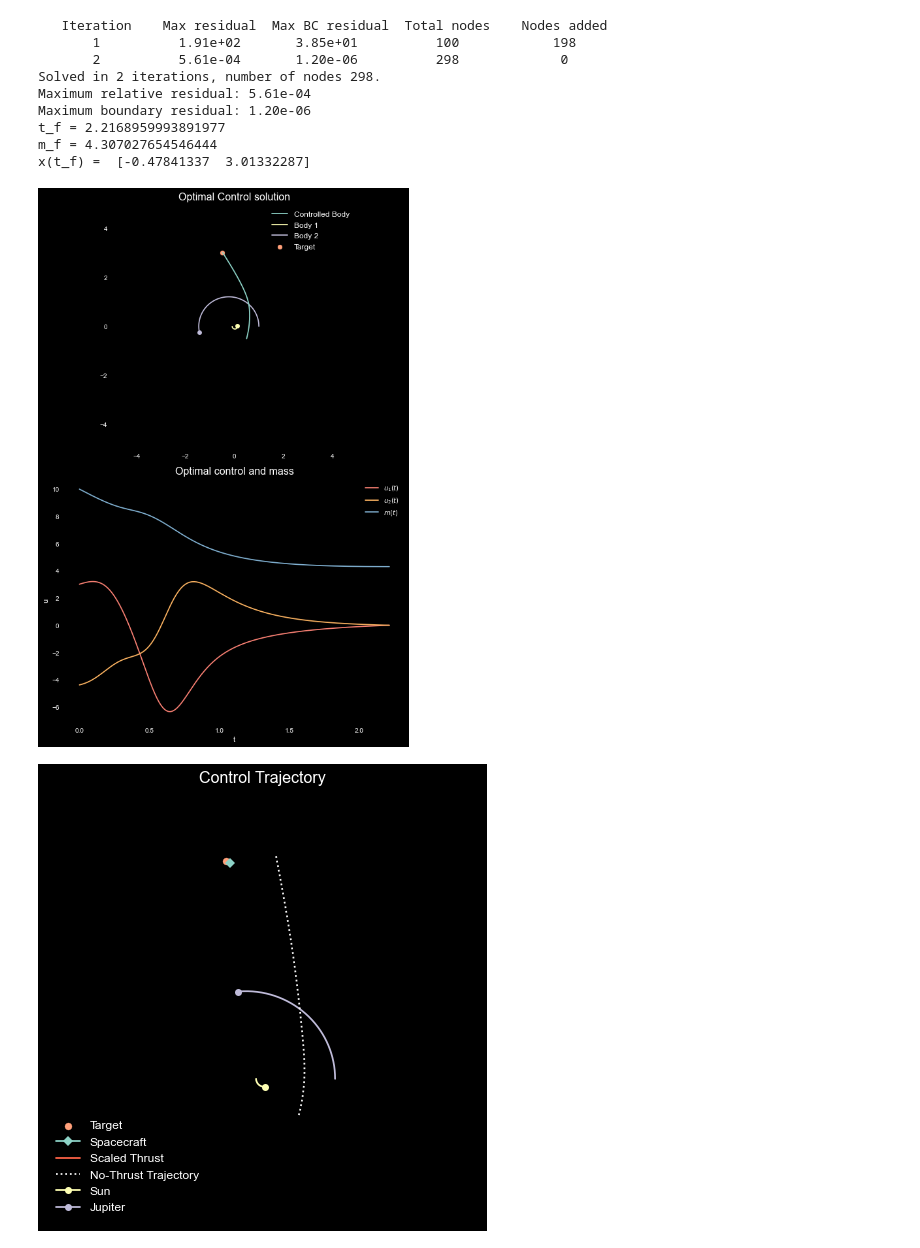
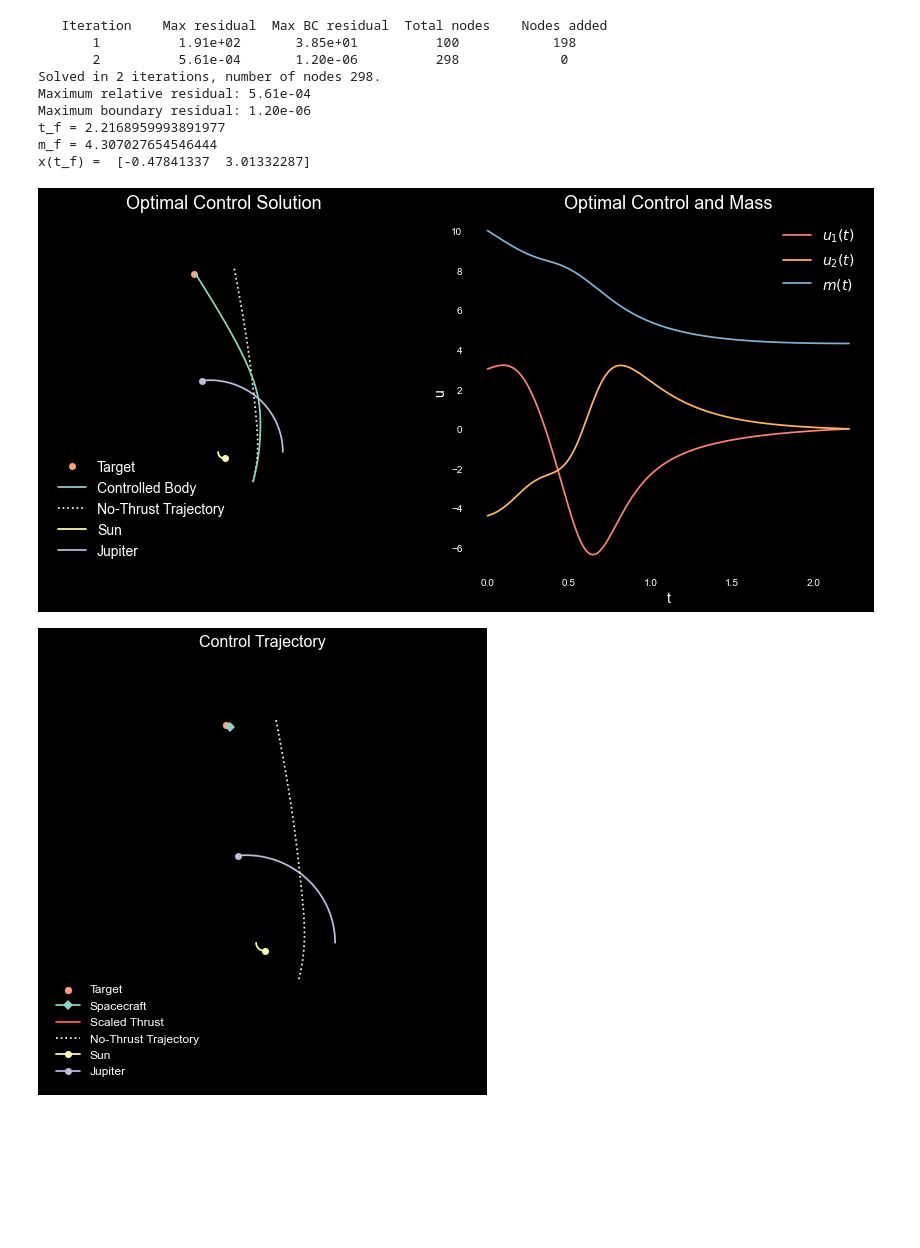
Before and after one commit to samcochran/optimal-spacecraft-control, a Jupyter notebook: Code/Sam2.ipynb, the cells around one changed output. Saved outputs shown, nothing was run; the diff lists cells and outputs as text; code cells hidden in the pictures; blank space fills up the shorter version.

```diff
--- a/Code/Sam2.ipynb
+++ b/Code/Sam2.ipynb
@@ -46,18 +46,26 @@ def solar_sys_sol(x0, v0, masses, target, m0, t_guess=1, plot_initial=False, ver
                                       verbose=verbose, max_nodes=20_000)
     return sol, sol2, u
 
-def plot_solar_sys_sol(sol, sol2, target, filename=None):
+def plot_solar_sys_sol(sol, sol2, target, filename=None, x_lim=None, y_lim=None):
     print("t_f =", sol2.p[0])
     print("m_f =", sol2.y[4,-1])
     print("x(t_f) = ", sol2.y[:2, -1])
-
-    fig, axs = plt.subplots(2,1, figsize=(8, 12))
-    ax1, ax2 = axs
-
+    tf = sol2.p[0]
+    N = sol2.y.shape[1]
+    grid = np.linspace(0, tf, N)
+    fig, axes = plt.subplots(1, 2, figsize=(12, 6))
+    ax1, ax2 = axes
+    ax1.plot(*targ, color="lightsalmon", marker='o', label="Target", ls='')
     ax1.plot(sol2.y[0], sol2.y[1], zorder=10, label="Controlled Body")
-#     ax1.scatter(*pos_guess, color="C2", marker='o', label="Position at t_guess", zorder=5)
-    ax1.scatter(*targ, color="lightsalmon", marker='o', label="Target", zorder=6)
-    plot_nbody(sol.y, "Optimal Control solution", ax=ax1, plot_third=False)
+    ax1.plot(sol.sol(grid)[6, :], sol.sol(grid)[7, :], ls=':', color='whitesmoke', label='No-Thrust Trajectory')
+    plot_nbody(sol.sol(grid), "Optimal Control Solution", ax=ax1, plot_third=False, body_names=['Sun', 'Jupiter', 'None'])
+    ax1.axis('off')
+    ax1.legend(loc='lower left', fontsize=14)
+    if x_lim is not None:
+        ax1.set_xlim(x_lim)
+    if y_lim is not None:
+        ax1.set_ylim(y_lim)
+    ax1.set_title('Optimal Control Solution', fontsize=18)
 
     #Plot optimal control over time
     u1, u2 = u
@@ -65,11 +73,11 @@ def plot_solar_sys_sol(sol, sol2, target, filename=None):
     ax2.plot(t, u1, c='C3', label="$u_1(t)$")
     ax2.plot(t, u2, c='C5', label="$u_2(t)$")
     ax2.plot(t, sol2.y[4], c='C4', label="$m(t)$")
-    ax2.set_xlabel("t")
-    ax2.set_ylabel("u")
-    ax2.legend()
+    ax2.set_xlabel("t", fontsize=14)
+    ax2.set_ylabel("u", fontsize=14)
+    ax2.legend(fontsize=14)
     ax2.grid() #remove grid
-    ax2.set_title("Optimal control and mass", fontsize=16)
+    ax2.set_title("Optimal Control and Mass", fontsize=18)
 
     plt.tight_layout()
     if filename is not None:
@@ -78,30 +86,31 @@ def plot_solar_sys_sol(sol, sol2, target, filename=None):
 # %%
 targ = np.array([-.5, 3])
 sol, sol2, u = solar_sys_sol(x0=np.array([.5, -.5]),
                         v0=np.array([.5, 2]),
                         masses=np.array([1, .09, 0]),
                         target=targ,
                         m0=np.array([10]),
                         t_guess=2,
                         plot_initial=True,
                         verbose=2)
 
-plot_solar_sys_sol(sol, sol2, targ, filename='./../Plots/initial_control_attempt')
+plot_solar_sys_sol(sol, sol2, targ, filename='./../Plots/initial_control_attempt',
+                   x_lim=(-3, 3), y_lim=(-2, 4))
 animate_control(sol, sol2, u, targ, 'Control Trajectory', '/../Animations/initial_control_attempt',
                 skip=5, interval=100., lim=(-3, 3, -2, 4))
 # %% [output]
 t_guess = 2, Position: [0.22631237 2.85722818]
 [figure]
    Iteration    Max residual  Max BC residual  Total nodes    Nodes added
        1          1.91e+02       3.85e+01          100            198
        2          5.61e-04       1.20e-06          298             0
 Solved in 2 iterations, number of nodes 298.
 Maximum relative residual: 5.61e-04
 Maximum boundary residual: 1.20e-06
 t_f = 2.2168959993891977
 m_f = 4.307027654546444
 x(t_f) =  [-0.47841337  3.01332287]
-[figure, old version]
+[figure, new version]
 [figure]
 # %% [markdown]
 <video src="./../Animations/initial_control_attempt.mp4" controls></video>
```
Also changed, not shown: parts of 4 cells of this notebook, 6 other files.
